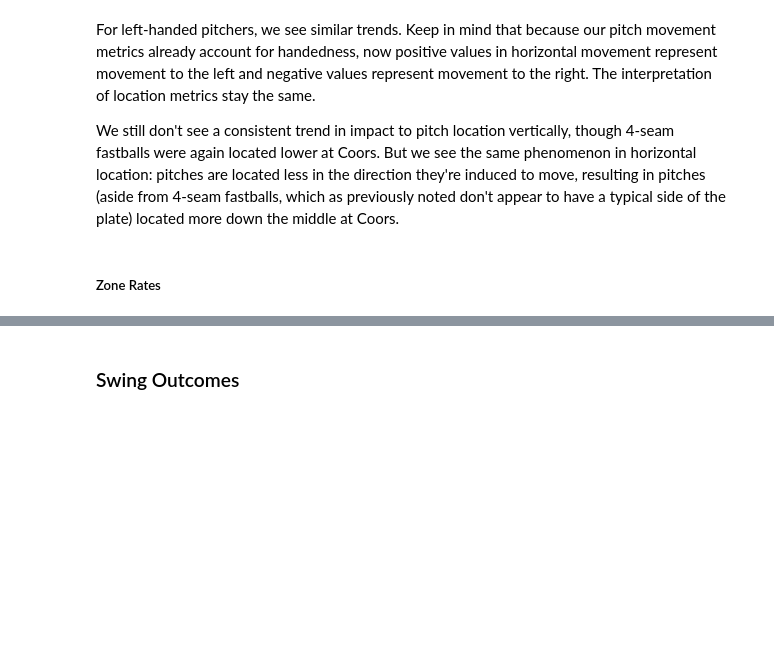
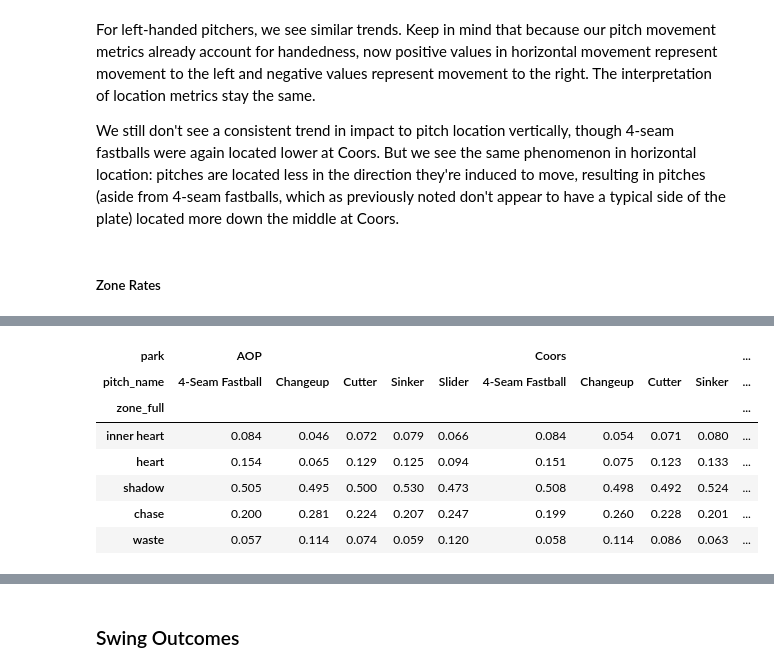
Before and after one commit to skparagas/Coors-Hangover-Effect, a Jupyter notebook: report.ipynb, the cells around one changed output, grey strips where cells are left out. Cells and saved outputs as stored; diff of their text form; code cells hidden in the pictures; blank space fills up the shorter version.

Commit message:
zone rate analysis

```diff
--- a/report.ipynb
+++ b/report.ipynb
@@ -391,0 +388,7 @@ We still don't see a consistent trend in impact to pitch location vertically, th
+# %%
+zones = locations[locations['zone_full'] != 'error'].groupby(['park'])['zone_full'].value_counts(normalize=True).reset_index().pivot(
+                                                                 index='zone_full', columns='park', values='proportion').round(3)
+
+zone_order = {'inner heart': 1, 'heart': 2, 'shadow': 3, 'chase': 4, 'waste': 5}
+
+zones.sort_values(by='zone_full', key=lambda x: x.map(zone_order))
@@ -391,0 +405,18 @@ We still don't see a consistent trend in impact to pitch location vertically, th
+# %%
+zone_by_type = pd.concat([locations[locations['zone_full'] != 'error'].groupby(['park', 'pitch_name'])['zone_full'].value_counts(normalize=False),
+                   locations[locations['zone_full'] != 'error'].groupby(['park', 'pitch_name'])['zone_full'].value_counts(normalize=True)], axis=1).reset_index().pivot(
+                                                                 index='zone_full', columns=['park', 'pitch_name'], values=['count', 'proportion']).round(3)
+
+min_pitches = 1000
+zone_by_type.loc[:, zone_by_type.columns.get_level_values('pitch_name').isin(
+    zone_by_type['count']['Coors'].loc[:, (zone_by_type['count']['Coors'] >= min_pitches).all()].columns)]['proportion'].sort_values(
+        by='zone_full', key=lambda x: x.map(zone_order))
+# %% [output]
+| park | AOP |  |  |  |  | Coors |  |  |  | ... |
+| pitch_name | 4-Seam Fastball | Changeup | Cutter | Sinker | Slider | 4-Seam Fastball | Changeup | Cutter | Sinker | ... |
+| zone_full |  |  |  |  |  |  |  |  |  | ... |
+| inner heart | 0.084 | 0.046 | 0.072 | 0.079 | 0.066 | 0.084 | 0.054 | 0.071 | 0.080 | ... |
+| heart | 0.154 | 0.065 | 0.129 | 0.125 | 0.094 | 0.151 | 0.075 | 0.123 | 0.133 | ... |
+| shadow | 0.505 | 0.495 | 0.500 | 0.530 | 0.473 | 0.508 | 0.498 | 0.492 | 0.524 | ... |
+| chase | 0.200 | 0.281 | 0.224 | 0.207 | 0.247 | 0.199 | 0.260 | 0.228 | 0.201 | ... |
+| waste | 0.057 | 0.114 | 0.074 | 0.059 | 0.120 | 0.058 | 0.114 | 0.086 | 0.063 | ... |
```
Also changed, not shown: parts of 9 cells of this notebook, 1 other file.
